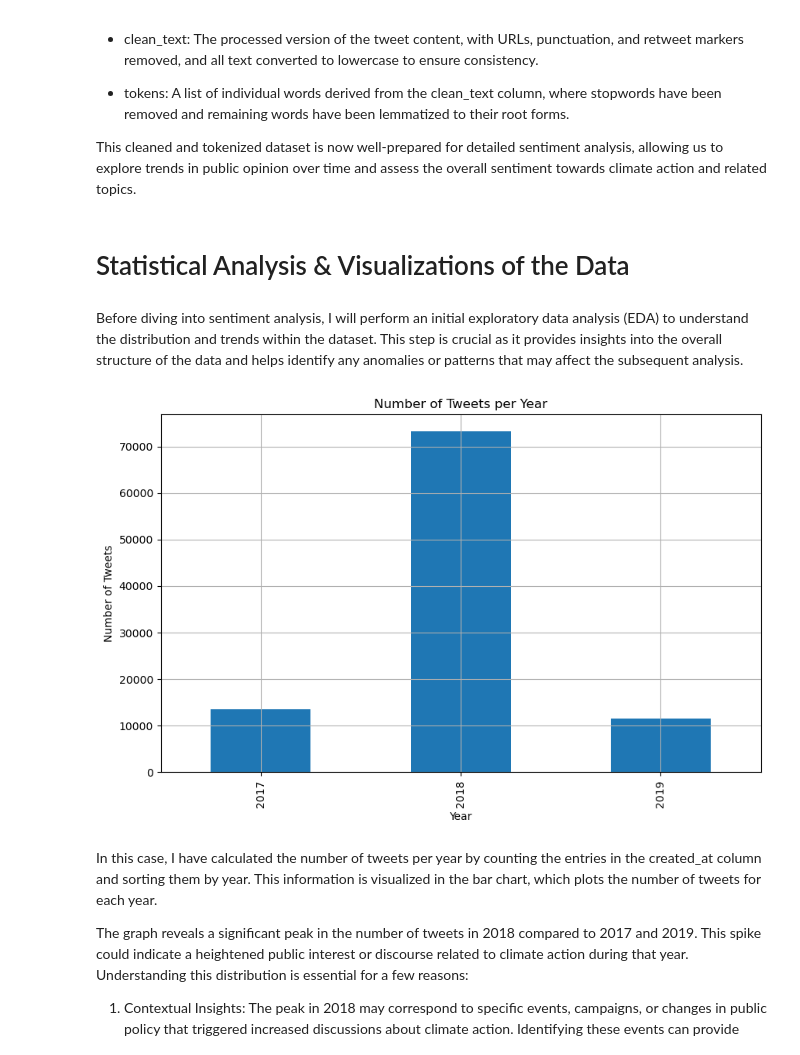
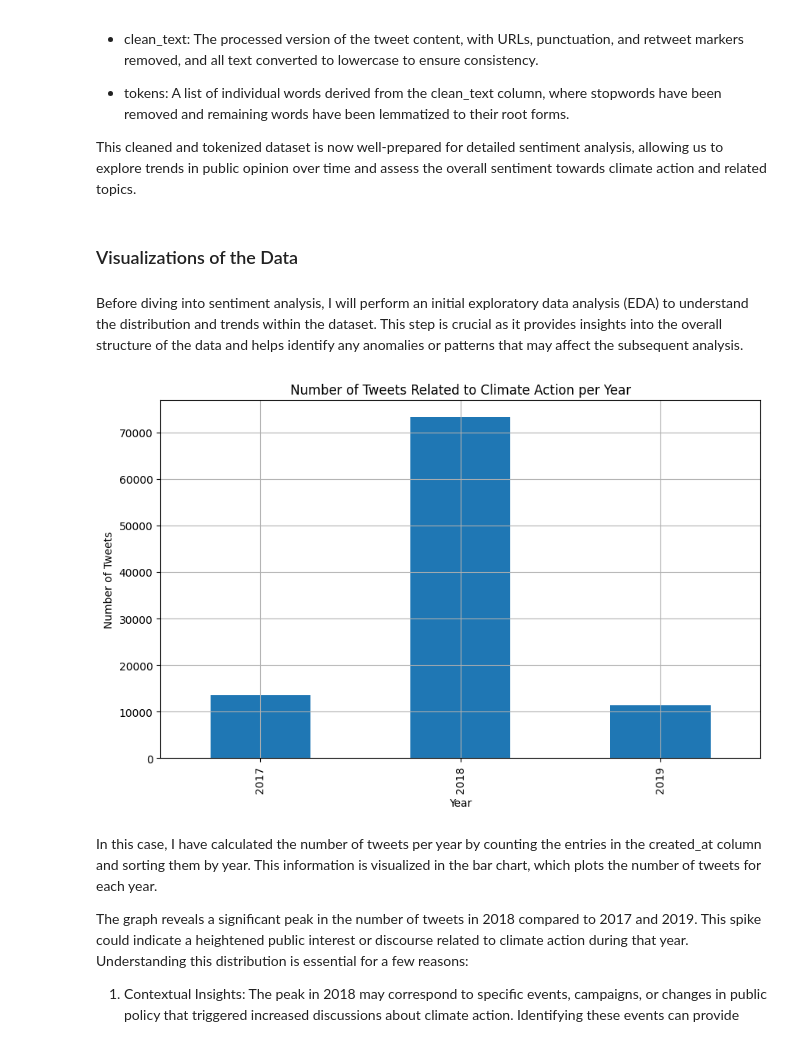
Before and after one commit to atirumal/DH140-Final-Project, a Jupyter notebook: FinalProject.ipynb, the cells around one changed output. Saved outputs shown, nothing was run; the diff lists cells and outputs as text; code cells hidden in the pictures.

```diff
--- a/FinalProject.ipynb
+++ b/FinalProject.ipynb
@@ -177,23 +182,23 @@ This dataset presents a refined version of tweets that have undergone cleaning a
 
 This cleaned and tokenized dataset is now well-prepared for detailed sentiment analysis, allowing us to explore trends in public opinion over time and assess the overall sentiment towards climate action and related topics.
 # %% [markdown]
-# Statistical Analysis & Visualizations of the Data
+### Visualizations of the Data
 # %% [markdown]
 Before diving into sentiment analysis, I will perform an initial exploratory data analysis (EDA) to understand the distribution and trends within the dataset. This step is crucial as it provides insights into the overall structure of the data and helps identify any anomalies or patterns that may affect the subsequent analysis.
 # %%
 # Calculate the number of tweets per year
 tweets_per_year = data['created_at'].value_counts().sort_index()
 
 # Plot the number of tweets per year
 plt.figure(figsize=(10, 6))
 tweets_per_year.plot(kind='bar')
-plt.title('Number of Tweets per Year')
+plt.title('Number of Tweets Related to Climate Action per Year')
 plt.xlabel('Year')
 plt.ylabel('Number of Tweets')
 plt.grid(True)
 plt.show()
 # %% [output]
-[figure, old version]
+[figure, new version]
 # %% [markdown]
 In this case, I have calculated the number of tweets per year by counting the entries in the created_at column and sorting them by year. This information is visualized in the bar chart, which plots the number of tweets for each year.
 
```
Also changed, not shown: parts of 35 cells of this notebook, 1 other file.
